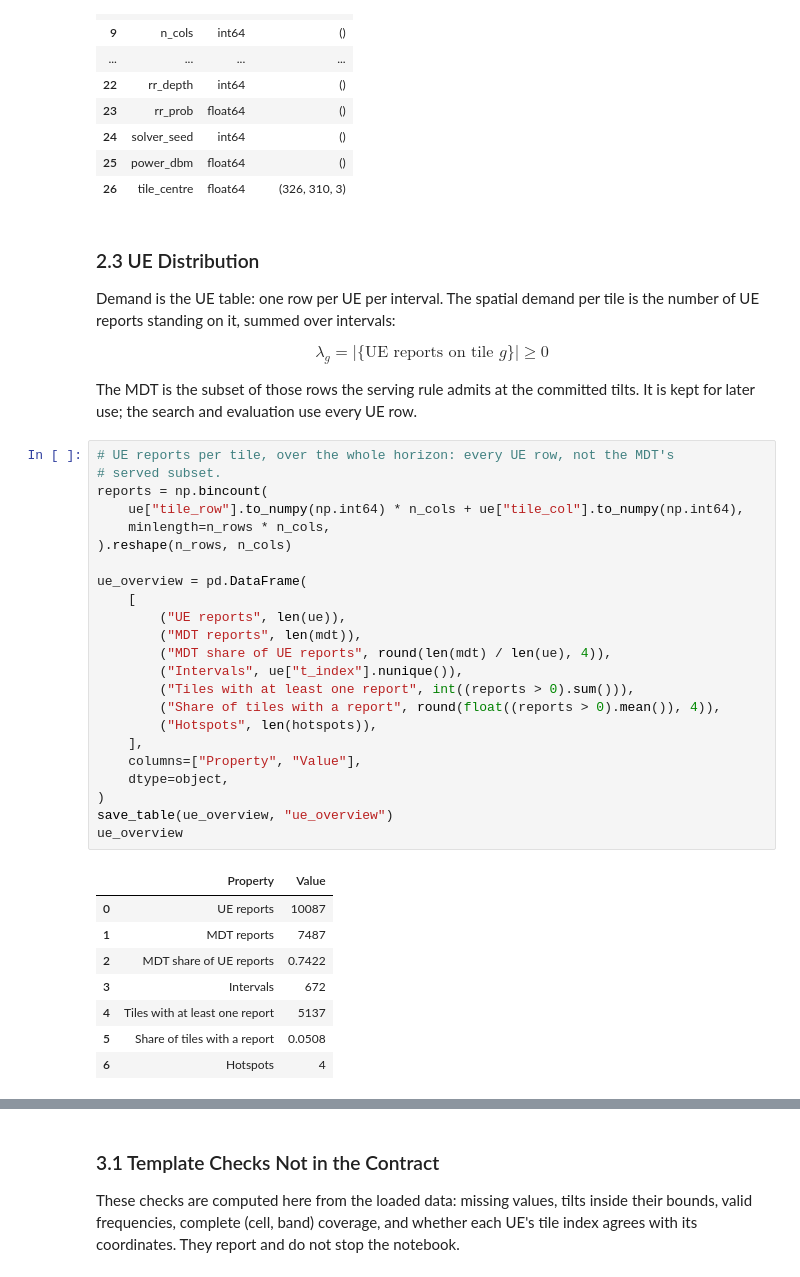
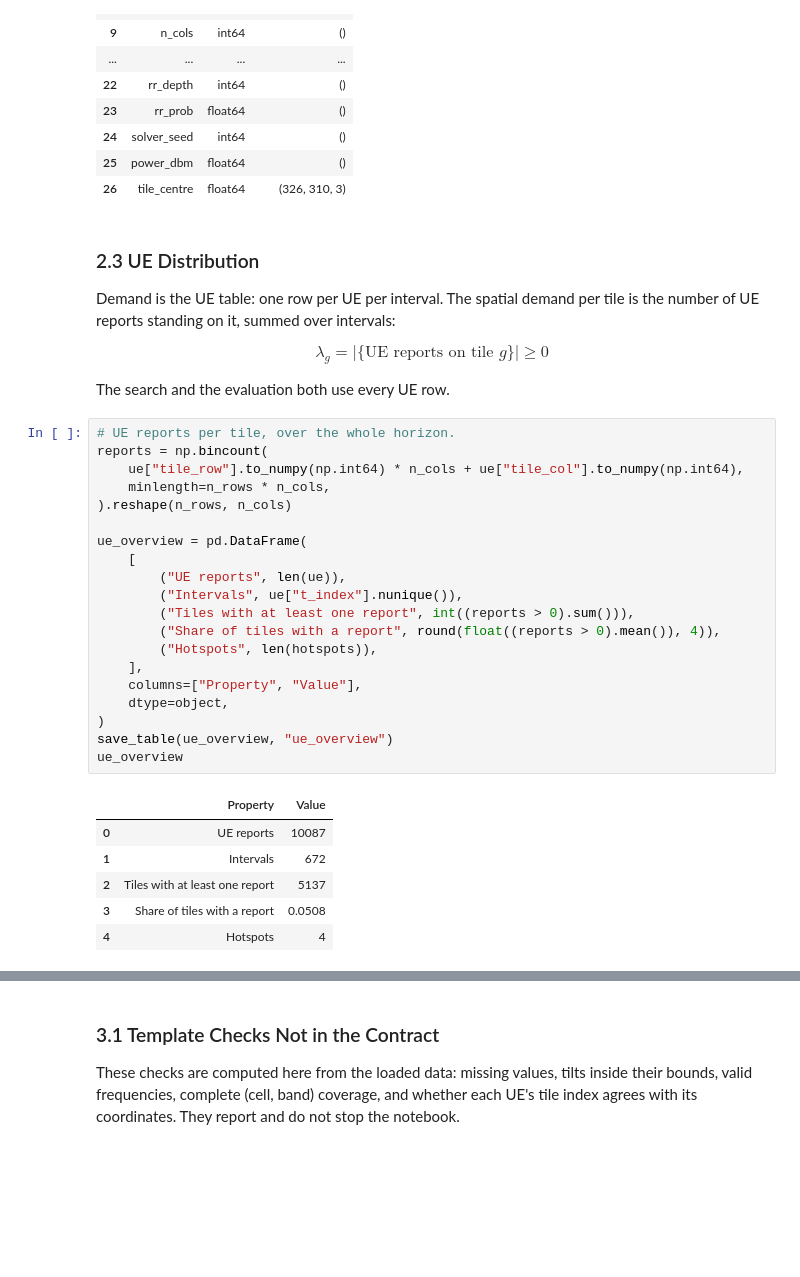
Before and after one commit to NguyenVu04/band-tilt, a Jupyter notebook: notebooks/02_preprocessing.ipynb, the cells around one changed output, grey strips where cells are left out. Saved outputs shown, nothing was run; the diff lists cells and outputs as text; blank space fills up the shorter version.

```diff
--- a/notebooks/02_preprocessing.ipynb
+++ b/notebooks/02_preprocessing.ipynb
@@ -160,39 +183,34 @@ Demand is the UE table: one row per UE per interval. The spatial demand per tile
 
 $$\lambda_g = \left|\{\text{UE reports on tile } g\}\right| \geq 0$$
 
-The MDT is the subset of those rows the serving rule admits at the committed tilts. It is kept for later use; the search and evaluation use every UE row.
+The search and the evaluation both use every UE row.
 # %%
-# UE reports per tile, over the whole horizon: every UE row, not the MDT's
-# served subset.
+# UE reports per tile, over the whole horizon.
 reports = np.bincount(
     ue["tile_row"].to_numpy(np.int64) * n_cols + ue["tile_col"].to_numpy(np.int64),
     minlength=n_rows * n_cols,
 ).reshape(n_rows, n_cols)
 
 ue_overview = pd.DataFrame(
     [
         ("UE reports", len(ue)),
-        ("MDT reports", len(mdt)),
-        ("MDT share of UE reports", round(len(mdt) / len(ue), 4)),
         ("Intervals", ue["t_index"].nunique()),
         ("Tiles with at least one report", int((reports > 0).sum())),
         ("Share of tiles with a report", round(float((reports > 0).mean()), 4)),
         ("Hotspots", len(hotspots)),
     ],
     columns=["Property", "Value"],
     dtype=object,
 )
 save_table(ue_overview, "ue_overview")
 ue_overview
 # %% [output]
 |  | Property | Value |
 | 0 | UE reports | 10087 |
-| 1 | MDT reports | 7487 |
-| 2 | MDT share of UE reports | 0.7422 |
-| 3 | Intervals | 672 |
-| 4 | Tiles with at least one report | 5137 |
-| 5 | Share of tiles with a report | 0.0508 |
-| 6 | Hotspots | 4 |
+| 1 | Intervals | 672 |
+| 2 | Tiles with at least one report | 5137 |
+| 3 | Share of tiles with a report | 0.0508 |
+| 4 | Hotspots | 4 |
 # %% [markdown]
 ## 3. Data Validation
 
```
Also changed, not shown: parts of 15 cells of this notebook, 52 other files.
